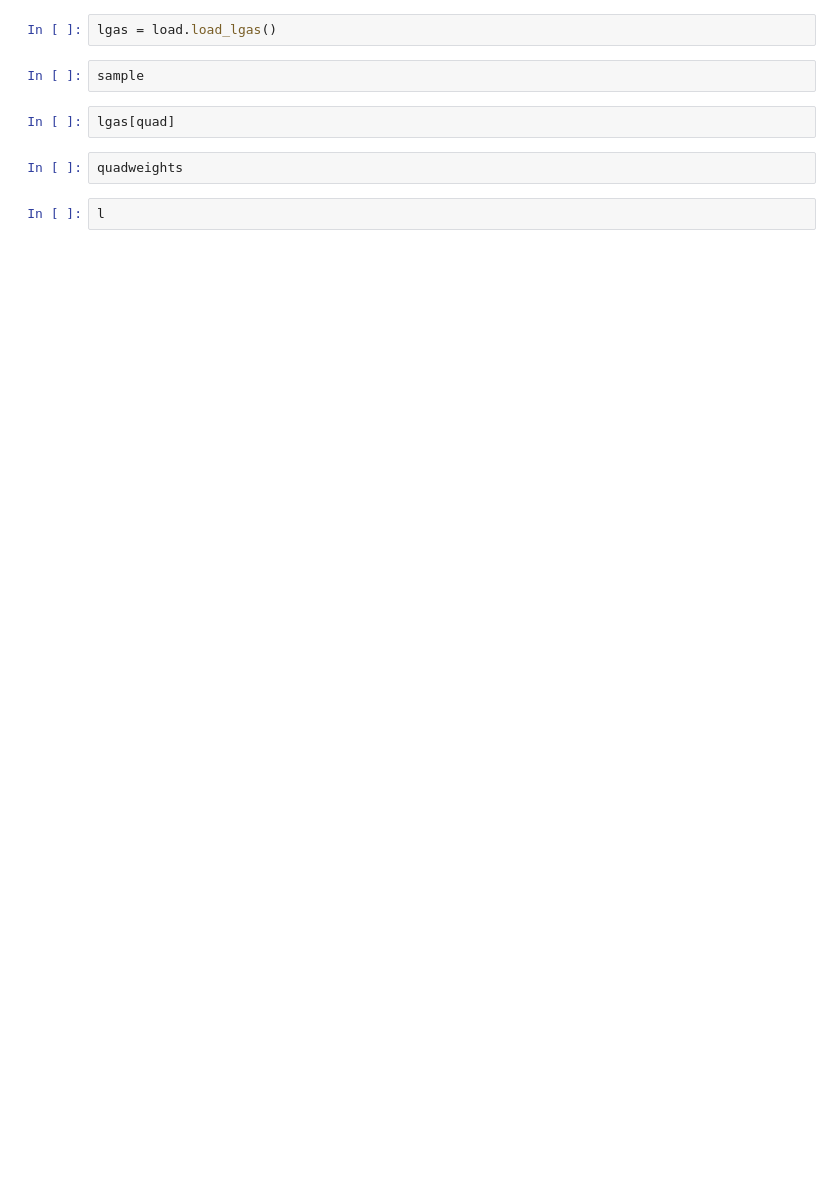
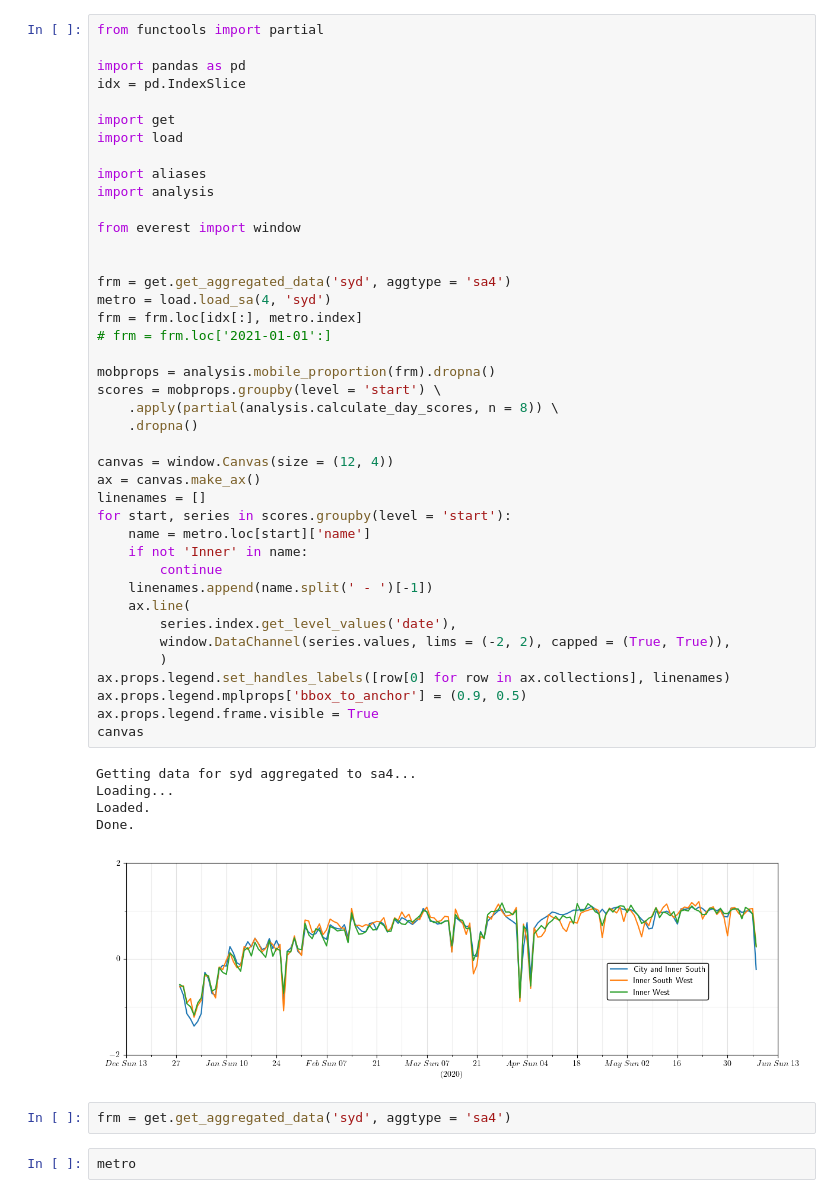
Before and after one commit to elyobo/mobility-aus, a Jupyter notebook: working/working_000.ipynb, the cells around one changed output. Drawn from its saved outputs; the diff is of its cells as text; blank space fills up the shorter version.

```diff
--- a/working/working_000.ipynb
+++ b/working/working_000.ipynb
@@ -238,10 +63,51 @@ def aggregate_mob_tiles_to_regions(frm, aggtype = 'lga'):
-# %%
-lgas = load.load_lgas()
-# %%
-sample
-# %%
-lgas[quad]
-# %%
-quadweights
-# %%
-l
+# %%
+from functools import partial
+
+import pandas as pd
+idx = pd.IndexSlice
+
+import get
+import load
+
+import aliases
+import analysis
+
+from everest import window
+
+
+frm = get.get_aggregated_data('syd', aggtype = 'sa4')
+metro = load.load_sa(4, 'syd')
+frm = frm.loc[idx[:], metro.index]
+# frm = frm.loc['2021-01-01':]
+
+mobprops = analysis.mobile_proportion(frm).dropna()
+scores = mobprops.groupby(level = 'start') \
+    .apply(partial(analysis.calculate_day_scores, n = 8)) \
+    .dropna()
+
+canvas = window.Canvas(size = (12, 4))
+ax = canvas.make_ax()
+linenames = []
+for start, series in scores.groupby(level = 'start'):
+    name = metro.loc[start]['name']
+    if not 'Inner' in name:
+        continue
+    linenames.append(name.split(' - ')[-1])
+    ax.line(
+        series.index.get_level_values('date'),
+        window.DataChannel(series.values, lims = (-2, 2), capped = (True, True)),
+        )
+ax.props.legend.set_handles_labels([row[0] for row in ax.collections], linenames)
+ax.props.legend.mplprops['bbox_to_anchor'] = (0.9, 0.5)
+ax.props.legend.frame.visible = True
+canvas
+# %% [output]
+Getting data for syd aggregated to sa4...
+Loading...
+Loaded.
+Done.
+[figure, added]
+# %%
+frm = get.get_aggregated_data('syd', aggtype = 'sa4')
+# %%
+metro
```
Also changed, not shown: parts of 34 cells of this notebook, 13 other files.
